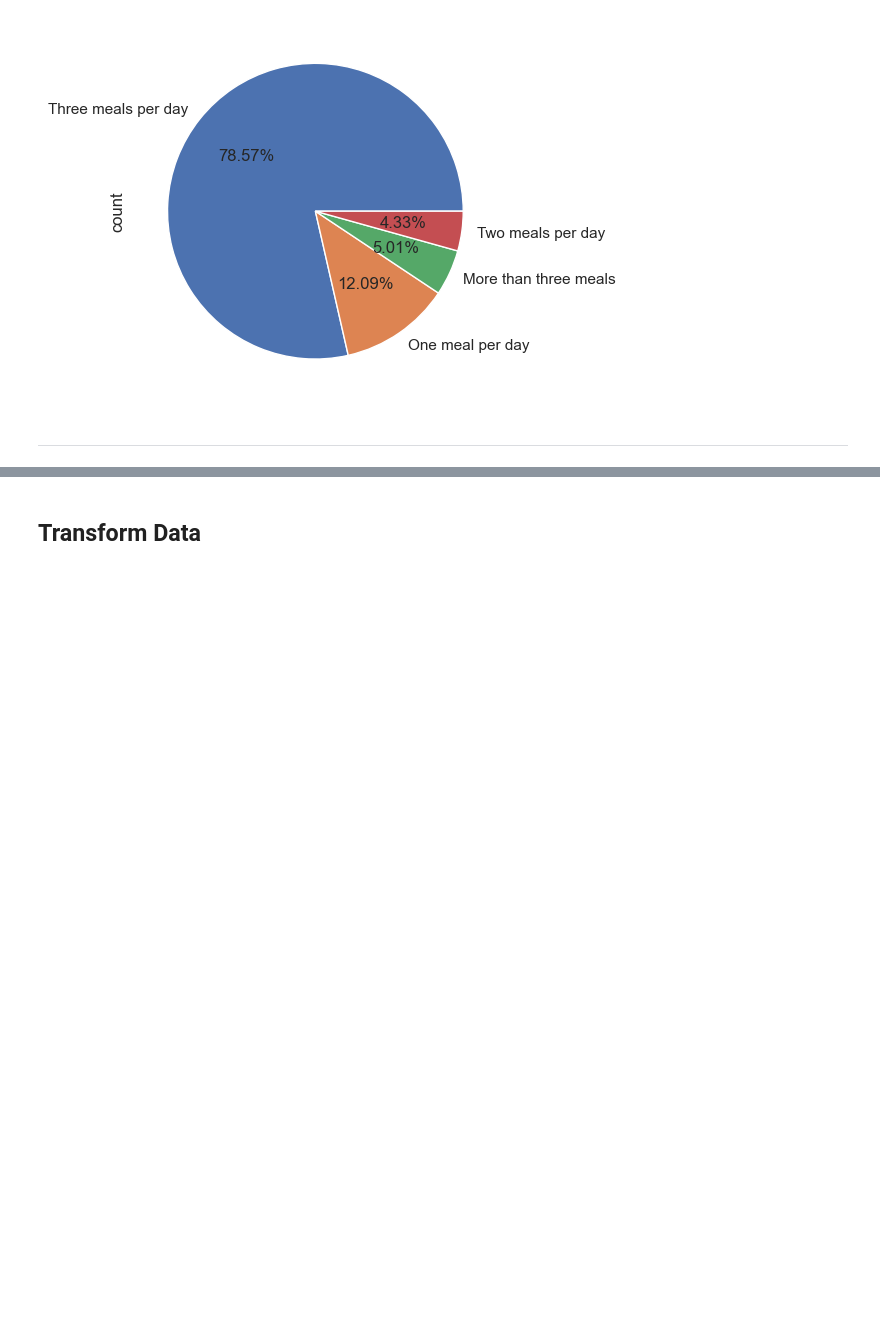
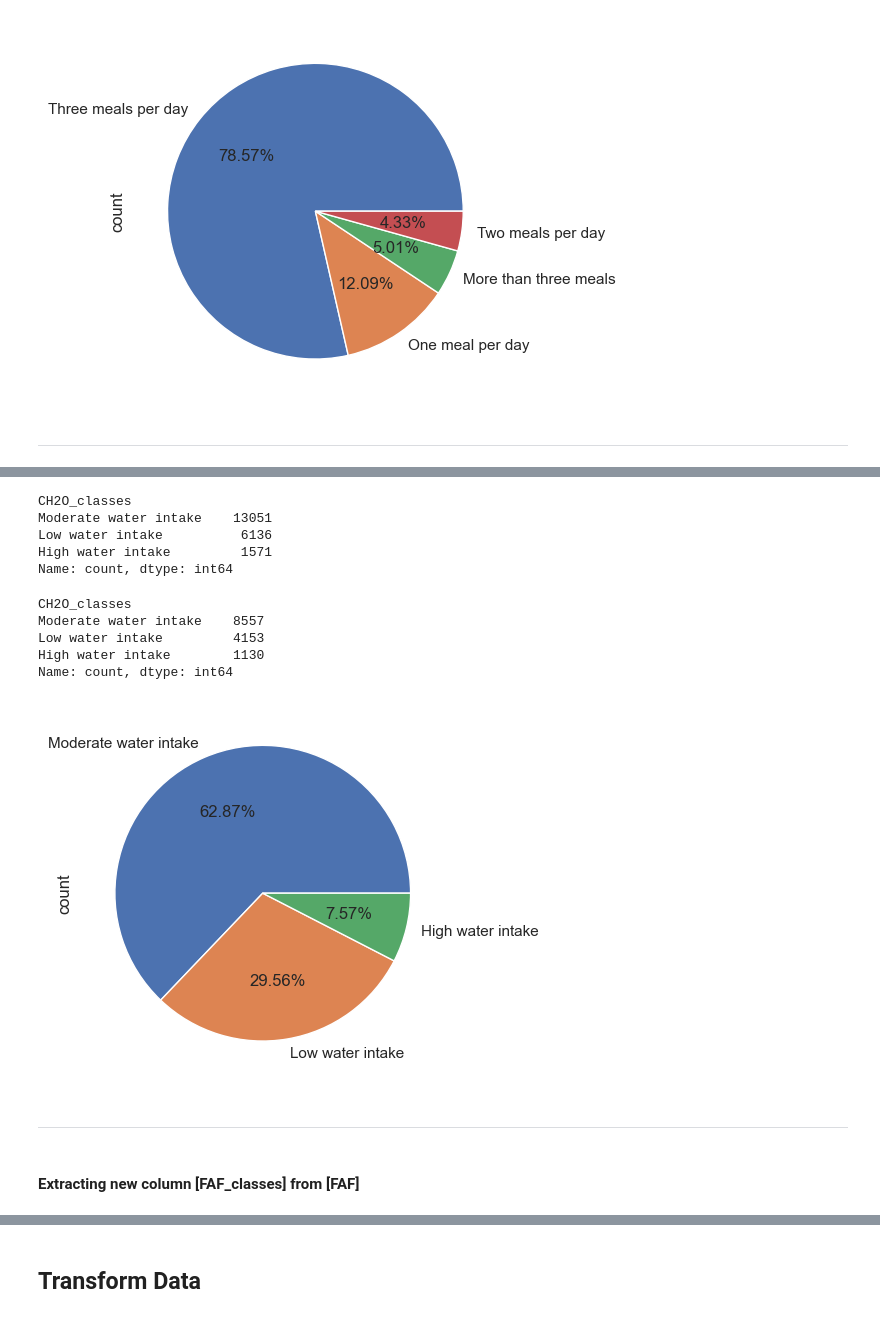
Before and after one commit to Mohamed-Jamyl/ML-DL_and_Data-Science_projects, a Jupyter notebook: Obesity Risk MClassification_project/Obesity risk classification.ipynb, the cells around one changed output, grey strips where cells are left out. Saved outputs shown, nothing was run; the diff lists cells and outputs as text; code cells hidden in the pictures; blank space fills up the shorter version.

```diff
--- a/Obesity Risk MClassification_project/Obesity risk classification.ipynb
+++ b/Obesity Risk MClassification_project/Obesity risk classification.ipynb
@@ -596,7 +578,7 @@ def fncp(m):
         return 'Two meals per day'
     if m == 3:
         return 'Three meals per day'
-    if m == 4:
+    if m >= 4:
         return 'More than three meals'
 test_df['NCP_classes'] =test_df['NCP'].apply(lambda x : fncp(x))
 # %%
@@ -626,0 +627,11 @@ plt.show()
+# %%
+def fncp(m):
+    m = int(m)
+    if m <= 1:
+        return 'Low water intake'
+    if m > 1 and m <= 2:
+        return 'Moderate water intake'
+    if m > 2:
+        return 'High water intake'
+
+train_df['CH2O_classes'] = train_df['CH2O'].apply(lambda x : fncp(x))
@@ -626,0 +649,25 @@ plt.show()
+# %%
+train_df['CH2O_classes'].value_counts()
+# %% [output]
+CH2O_classes
+Moderate water intake    13051
+Low water intake          6136
+High water intake         1571
+Name: count, dtype: int64
+# %%
+test_df['CH2O_classes'].value_counts()
+# %% [output]
+CH2O_classes
+Moderate water intake    8557
+Low water intake         4153
+High water intake        1130
+Name: count, dtype: int64
+# %%
+train_df['CH2O_classes'].value_counts().plot.pie(autopct='%0.2f%%')
+plt.show()
+# %% [output]
+[figure, added]
+# %% [markdown]
+------------------------
+# %% [markdown]
+#### Extracting new column **[FAF_classes]** from **[FAF]**
```
Also changed, not shown: parts of 28 cells of this notebook.
